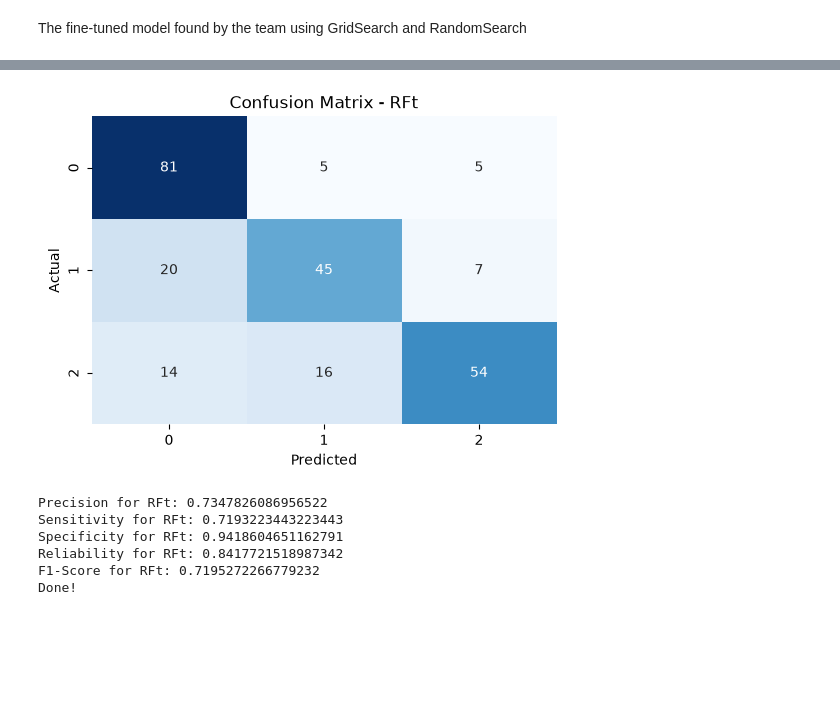
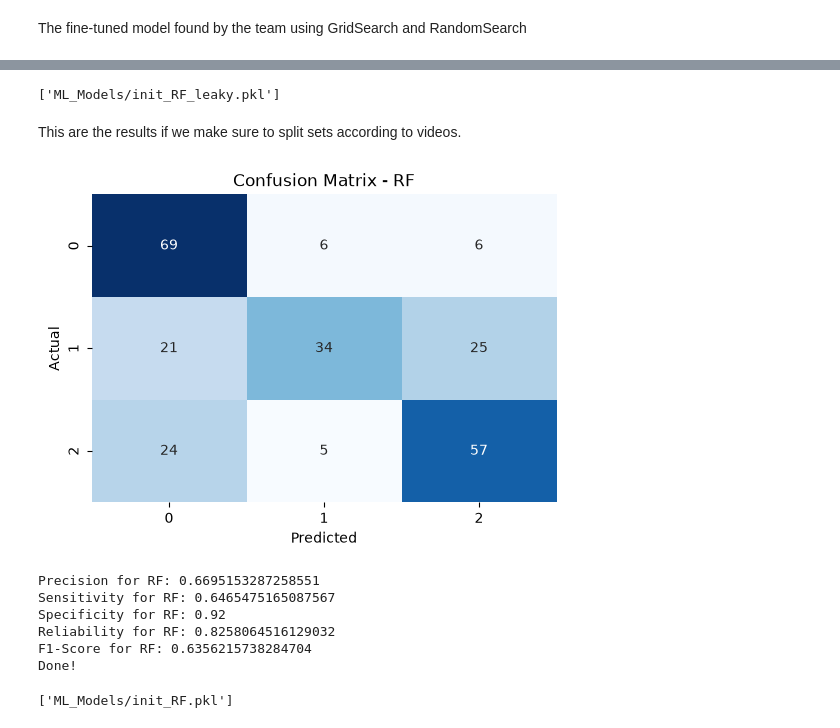
Before and after one commit to sebastiannati/Projet-Industriel-Capgemini, a Jupyter notebook: train_RF.ipynb, the cells around one changed output, grey strips where cells are left out. Cells and saved outputs as stored; diff of their text form; code cells hidden in the pictures; blank space fills up the shorter version.

```diff
--- a/train_RF.ipynb
+++ b/train_RF.ipynb
@@ -28,23 +28,31 @@ We know from the EDA that the dataset is clean and contains no missing values.
 ## Prepare data
 # %% [markdown]
 This splitting strategy introduces data leakage, as multiple videos from the same person can end up in both the training and test sets. This issue is addressed in `train_RF_enhanced.ipynb`.
+# %%
+from sklearn.model_selection import train_test_split
+
+X = df_signe.drop(columns=["class", "video_name"])
+y = df_signe["class"]
+
+X_train_leaky, X_test_leaky, y_train_leaky, y_test_leaky = train_test_split(
+    X,
+    y,
+    test_size=0.20,
+    random_state=42,
+    stratify=y
+)
 # %%
-from sklearn.model_selection import train_test_split
+videos = df_signe["video_name"].unique()
 
-# Get the feature columns
-colonnes_X = df_signe.columns.drop('class')
+train_videos, test_videos = train_test_split(videos, test_size=0.20, random_state=42)
 
-X = df_signe[colonnes_X]
-y = df_signe['class']
+train_data = df_signe[df_signe["video_name"].isin(train_videos)]
+test_data = df_signe[df_signe["video_name"].isin(test_videos)]
 
-# Stratify the split to preserve the class distribution, as the classes are imbalanced
-X_train, X_test, y_train, y_test = train_test_split(
-    X, y, test_size=0.2, random_state=42, stratify=y
-)
-
-# Remove the video name from the training and test sets
-X_train = X_train.drop(columns=['video_name'])
-X_test = X_test.drop(columns=['video_name'])
+X_train = train_data.drop(columns=["class", "video_name"])
+y_train = train_data["class"]
+X_test = test_data.drop(columns=["class", "video_name"])
+y_test = test_data["class"]
 # %% [markdown]
 ## Training Models
 # %%
@@ -145,3 +234,11 @@ The fine-tuned model found by the team using GridSearch and RandomSearch
+# %%
+import joblib
+
+joblib.dump(classifieurs["RF_leaky"],"ML_Models/init_RF_leaky.pkl")
+# %% [output]
+['ML_Models/init_RF_leaky.pkl']
+# %% [markdown]
+This are the results if we make sure to split sets according to videos.
 # %%
 import matplotlib.pyplot as plt
 import seaborn as sns
@@ -165,7 +262,7 @@ parametres = {
 }
 
 # Initialize the classifiers with the specified hyperparameters
-classifieurs = {'RFt': RandomForestClassifier(**parametres['RFt'])}
+classifieurs = {'RF': RandomForestClassifier(**parametres['RFt'])}
 
 # Dictionaries used to store the evaluation metrics
 resultats_precision = {}
@@ -189,37 +286,41 @@ for nom_clf, clf in classifieurs.items():
   precision = precision_score(y_test, y_pred, average='macro')
   sensibilite = recall_score(y_test, y_pred, average='macro')
   specificite = tn / (tn + fp)
   fiabilite = (tp + tn) / (tp + tn + fp + fn)
   f1 = f1_score(y_test, y_pred, average='macro')
 
   # Store the results
   resultats_precision[nom_clf] = precision
   resultats_sensibilite[nom_clf] = sensibilite
   resultats_specificite[nom_clf] = specificite
   resultats_fiabilite[nom_clf] = fiabilite
   resultats_f1[nom_clf] = f1
 
   # Display the confusion matrix with annotations
   plt.figure(figsize=(6, 4))
   sns.heatmap(cm, annot=True, fmt='g', cmap='Blues', cbar=False)
 
   plt.xlabel('Predicted')
   plt.ylabel('Actual')
   plt.title(f'Confusion Matrix - {nom_clf}')
   plt.show()
 
   print(f'Precision for {nom_clf}: {precision}')
   print(f'Sensitivity for {nom_clf}: {sensibilite}')
   print(f'Specificity for {nom_clf}: {specificite}')
   print(f'Reliability for {nom_clf}: {fiabilite}')
   print(f'F1-Score for {nom_clf}: {f1}')
 
 print('Done!')
 # %% [output]
-[figure, old version]
+[figure, new version]
-Precision for RFt: 0.7347826086956522
-Sensitivity for RFt: 0.7193223443223443
-Specificity for RFt: 0.9418604651162791
-Reliability for RFt: 0.8417721518987342
-F1-Score for RFt: 0.7195272266779232
+Precision for RF: 0.6695153287258551
+Sensitivity for RF: 0.6465475165087567
+Specificity for RF: 0.92
+Reliability for RF: 0.8258064516129032
+F1-Score for RF: 0.6356215738284704
 Done!
+# %%
+joblib.dump(classifieurs["RF"],"ML_Models/init_RF.pkl")
+# %% [output]
+['ML_Models/init_RF.pkl']
```
Also changed, not shown: parts of 2 cells of this notebook, 6 other files.
